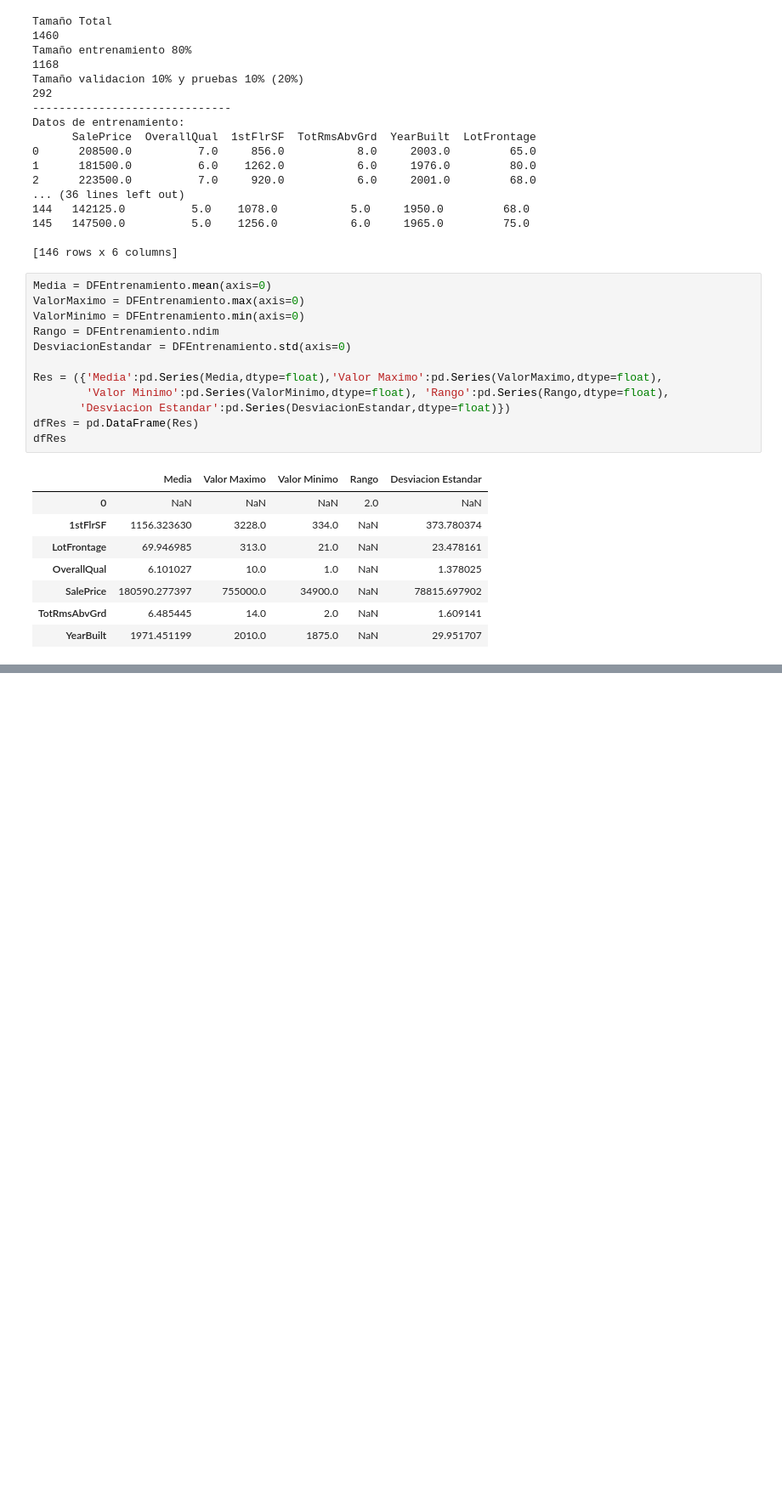
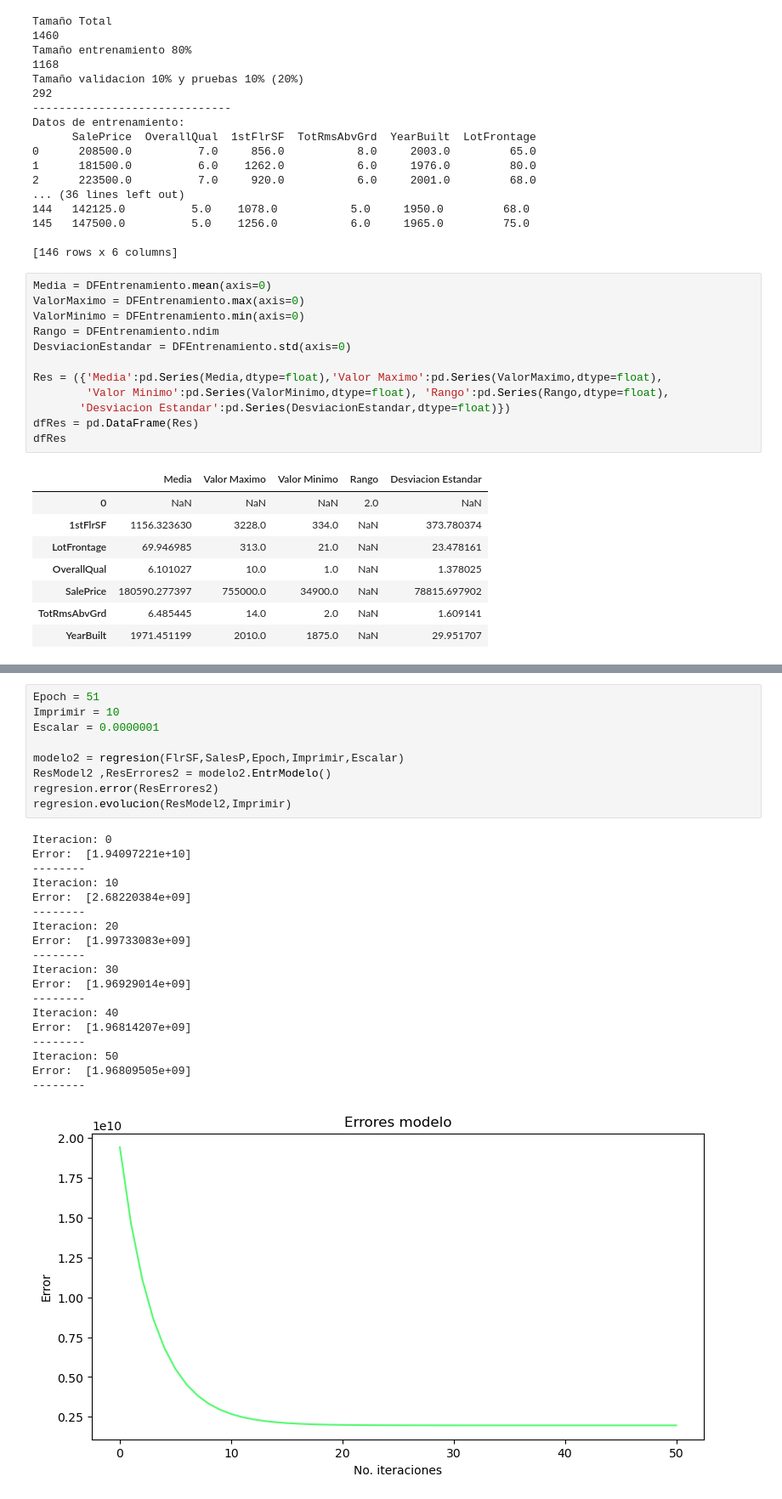
Before and after one commit to IrvinTum/Proyecto1_24008922, a Jupyter notebook: ProyectoFinalV1.ipynb, the cells around one changed output, grey strips where cells are left out. Shown at 85% size. Saved outputs shown, nothing was run; the diff lists cells and outputs as text; blank space fills up the shorter version.

```diff
--- a/ProyectoFinalV1.ipynb
+++ b/ProyectoFinalV1.ipynb
@@ -305,0 +305,29 @@ Error:  [1.1490911e+09]
+# %%
+Epoch = 51
+Imprimir = 10
+Escalar = 0.0000001
+
+modelo2 = regresion(FlrSF,SalesP,Epoch,Imprimir,Escalar)
+ResModel2 ,ResErrores2 = modelo2.EntrModelo()
+regresion.error(ResErrores2)
+regresion.evolucion(ResModel2,Imprimir)
+# %% [output]
+Iteracion: 0
+Error:  [1.94097221e+10]
+--------
+Iteracion: 10
+Error:  [2.68220384e+09]
+--------
+Iteracion: 20
+Error:  [1.99733083e+09]
+--------
+Iteracion: 30
+Error:  [1.96929014e+09]
+--------
+Iteracion: 40
+Error:  [1.96814207e+09]
+--------
+Iteracion: 50
+Error:  [1.96809505e+09]
+--------
+[figure, added]
```
Also changed, not shown: parts of 9 cells of this notebook.
